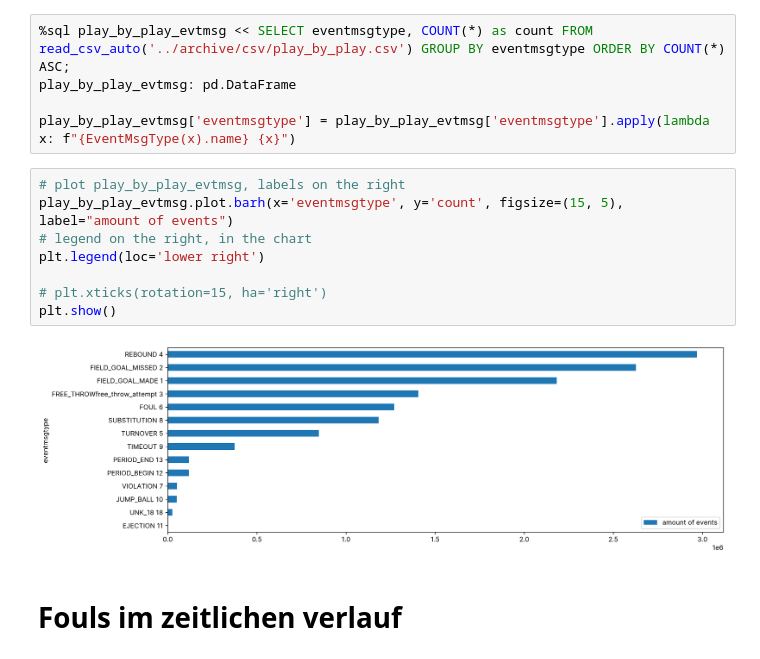
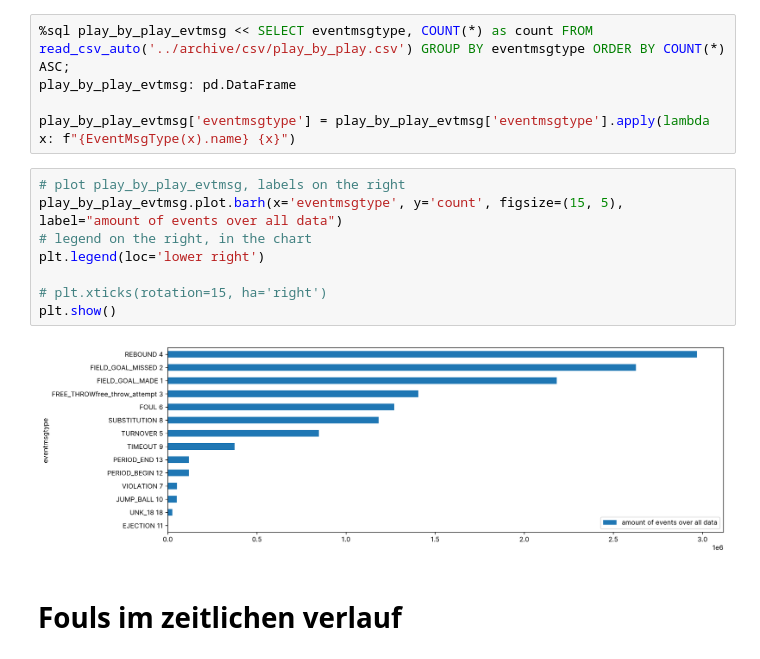
Before and after one commit to malte-j/dataviz-2023, a Jupyter notebook: notebooks/play-by-play.ipynb, the cells around one changed output. Saved outputs shown, nothing was run; the diff lists cells and outputs as text.

```diff
--- a/notebooks/play-by-play.ipynb
+++ b/notebooks/play-by-play.ipynb
@@ -88,14 +88,14 @@ play_by_play_evtmsg: pd.DataFrame
 play_by_play_evtmsg['eventmsgtype'] = play_by_play_evtmsg['eventmsgtype'].apply(lambda x: f"{EventMsgType(x).name} {x}")
 # %%
 # plot play_by_play_evtmsg, labels on the right
-play_by_play_evtmsg.plot.barh(x='eventmsgtype', y='count', figsize=(15, 5), label="amount of events")
+play_by_play_evtmsg.plot.barh(x='eventmsgtype', y='count', figsize=(15, 5), label="amount of events over all data")
 # legend on the right, in the chart
 plt.legend(loc='lower right')
 
 # plt.xticks(rotation=15, ha='right')
 plt.show()
 # %% [output]
-[figure, old version]
+[figure, new version]
 # %% [markdown]
 # Fouls im zeitlichen verlauf
 # %%
```
Also changed, not shown: parts of 10 cells of this notebook, 4 other files.
